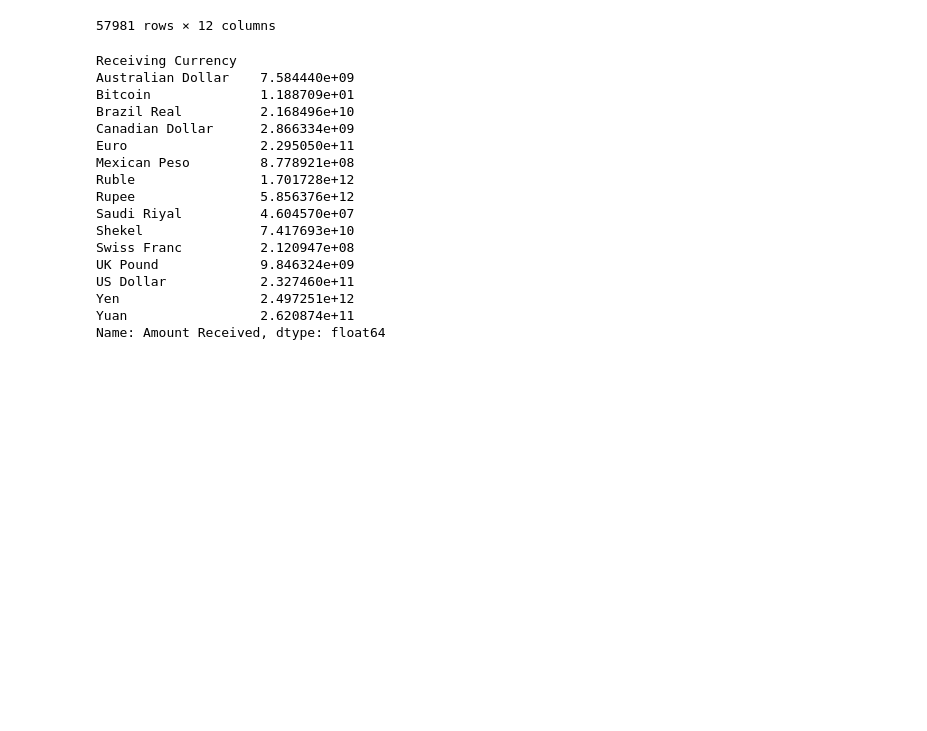
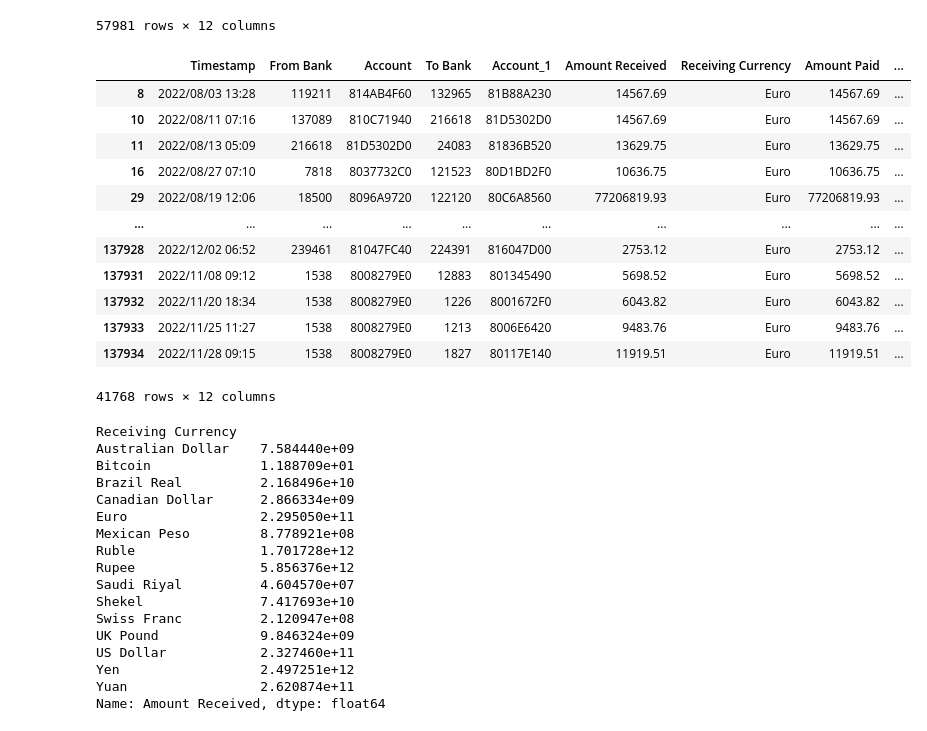
Before and after one commit to ElizabethSeth/med, a Jupyter notebook: notebooks/data_upload.ipynb, the cells around one changed output. Drawn from its saved outputs; the diff is of its cells as text; code cells hidden in the pictures; blank space fills up the shorter version.

Commit message:
filters

```diff
--- a/notebooks/data_upload.ipynb
+++ b/notebooks/data_upload.ipynb
@@ -378,6 +378,23 @@ filtered_data
 | 137930 | 2022/11/05 23:59 | 1538 | 8008279E0 | 23435 | 8017863F0 | 16425.62 | US Dollar | 16425.62 | ... |
 | 137935 | 2022/12/10 15:28 | 1538 | 8008279E0 | 0 | 801641AE0 | 15457.82 | US Dollar | 15457.82 | ... |
 57981 rows × 12 columns
+# %%
+filtered_data = patterns_large[patterns_large['Receiving Currency'] == 'Euro']
+filtered_data
+# %% [output]
+|  | Timestamp | From Bank | Account | To Bank | Account_1 | Amount Received | Receiving Currency | Amount Paid | ... |
+| 8 | 2022/08/03 13:28 | 119211 | 814AB4F60 | 132965 | 81B88A230 | 14567.69 | Euro | 14567.69 | ... |
+| 10 | 2022/08/11 07:16 | 137089 | 810C71940 | 216618 | 81D5302D0 | 14567.69 | Euro | 14567.69 | ... |
+| 11 | 2022/08/13 05:09 | 216618 | 81D5302D0 | 24083 | 81836B520 | 13629.75 | Euro | 13629.75 | ... |
+| 16 | 2022/08/27 07:10 | 7818 | 8037732C0 | 121523 | 80D1BD2F0 | 10636.75 | Euro | 10636.75 | ... |
+| 29 | 2022/08/19 12:06 | 18500 | 8096A9720 | 122120 | 80C6A8560 | 77206819.93 | Euro | 77206819.93 | ... |
+| ... | ... | ... | ... | ... | ... | ... | ... | ... | ... |
+| 137928 | 2022/12/02 06:52 | 239461 | 81047FC40 | 224391 | 816047D00 | 2753.12 | Euro | 2753.12 | ... |
+| 137931 | 2022/11/08 09:12 | 1538 | 8008279E0 | 12883 | 801345490 | 5698.52 | Euro | 5698.52 | ... |
+| 137932 | 2022/11/20 18:34 | 1538 | 8008279E0 | 1226 | 8001672F0 | 6043.82 | Euro | 6043.82 | ... |
+| 137933 | 2022/11/25 11:27 | 1538 | 8008279E0 | 1213 | 8006E6420 | 9483.76 | Euro | 9483.76 | ... |
+| 137934 | 2022/11/28 09:15 | 1538 | 8008279E0 | 1827 | 80117E140 | 11919.51 | Euro | 11919.51 | ... |
+41768 rows × 12 columns
 # %%
 currency_summary = patterns_large.groupby('Receiving Currency')['Amount Received'].sum()
 currency_summary
```
